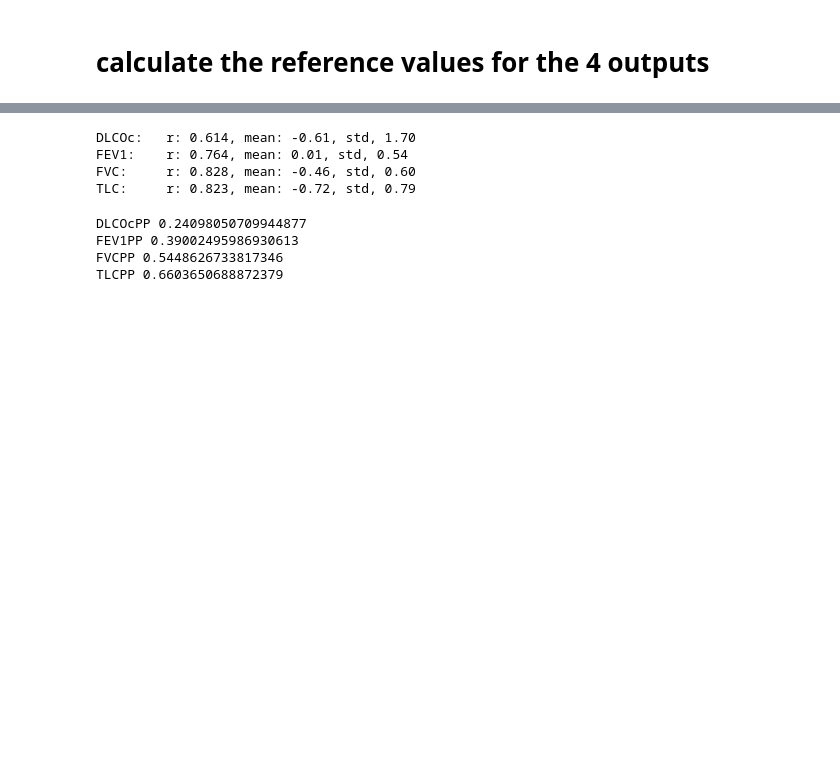
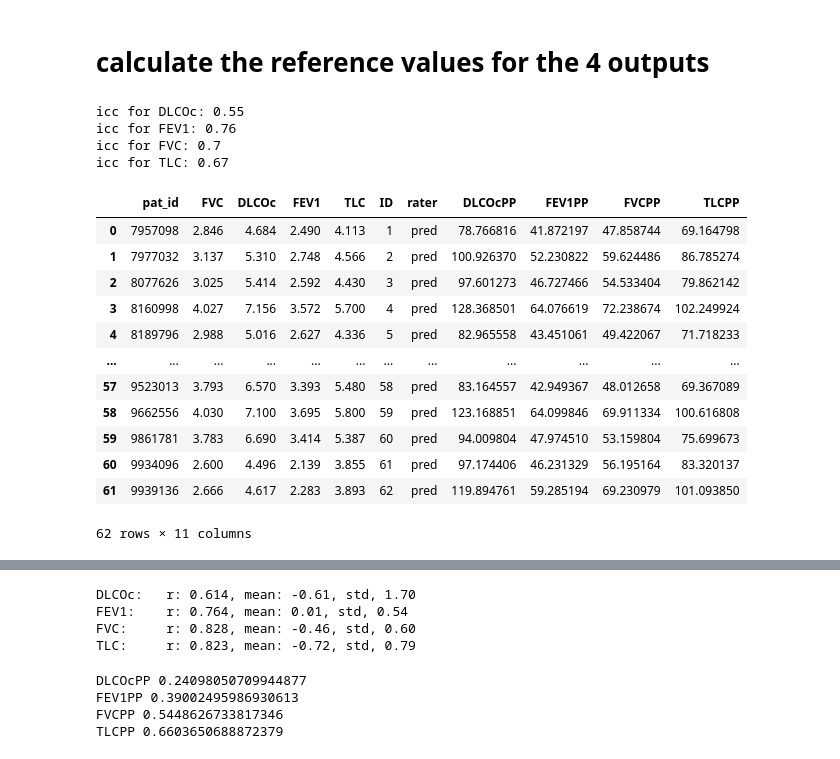
Before and after one commit to Jingnan-Jia/PFT_estimation, a Jupyter notebook: lung_function/scripts/jupyter_notebooks/calculate_reference.ipynb, the cells around one changed output, grey strips where cells are left out. Saved outputs shown, nothing was run; the diff lists cells and outputs as text; code cells hidden in the pictures; blank space fills up the shorter version.

```diff
--- a/lung_function/scripts/jupyter_notebooks/calculate_reference.ipynb
+++ b/lung_function/scripts/jupyter_notebooks/calculate_reference.ipynb
@@ -51,2 +57,9 @@ def icc(label, pred, columns = []):
         # prefix = label_fpath.split("/")[-1].split("_")[0]
         # icc_dict['icc_' + prefix + '_' + column] = icc
+# %%
+icc_value = icc(test_df, df_net_ts_pred,columns=['DLCOc', 'FEV1', 'FVC', 'TLC'])
+# %% [output]
+icc for DLCOc: 0.55
+icc for FEV1: 0.76
+icc for FVC: 0.7
+icc for TLC: 0.67
@@ -52,0 +69,16 @@ def icc(label, pred, columns = []):
+# %%
+df_net_ts_pred
+# %% [output]
+|  | pat_id | FVC | DLCOc | FEV1 | TLC | ID | rater | DLCOcPP | FEV1PP | FVCPP | TLCPP |
+| 0 | 7957098 | 2.846 | 4.684 | 2.490 | 4.113 | 1 | pred | 78.766816 | 41.872197 | 47.858744 | 69.164798 |
+| 1 | 7977032 | 3.137 | 5.310 | 2.748 | 4.566 | 2 | pred | 100.926370 | 52.230822 | 59.624486 | 86.785274 |
+| 2 | 8077626 | 3.025 | 5.414 | 2.592 | 4.430 | 3 | pred | 97.601273 | 46.727466 | 54.533404 | 79.862142 |
+| 3 | 8160998 | 4.027 | 7.156 | 3.572 | 5.700 | 4 | pred | 128.368501 | 64.076619 | 72.238674 | 102.249924 |
+| 4 | 8189796 | 2.988 | 5.016 | 2.627 | 4.336 | 5 | pred | 82.965558 | 43.451061 | 49.422067 | 71.718233 |
+| ... | ... | ... | ... | ... | ... | ... | ... | ... | ... | ... | ... |
+| 57 | 9523013 | 3.793 | 6.570 | 3.393 | 5.480 | 58 | pred | 83.164557 | 42.949367 | 48.012658 | 69.367089 |
+| 58 | 9662556 | 4.030 | 7.100 | 3.695 | 5.800 | 59 | pred | 123.168851 | 64.099846 | 69.911334 | 100.616808 |
+| 59 | 9861781 | 3.783 | 6.690 | 3.414 | 5.387 | 60 | pred | 94.009804 | 47.974510 | 53.159804 | 75.699673 |
+| 60 | 9934096 | 2.600 | 4.496 | 2.139 | 3.855 | 61 | pred | 97.174406 | 46.231329 | 56.195164 | 83.320137 |
+| 61 | 9939136 | 2.666 | 4.617 | 2.283 | 3.893 | 62 | pred | 119.894761 | 59.285194 | 69.230979 | 101.093850 |
+62 rows × 11 columns
```
Also changed, not shown: parts of 9 cells of this notebook, 6 other files.
